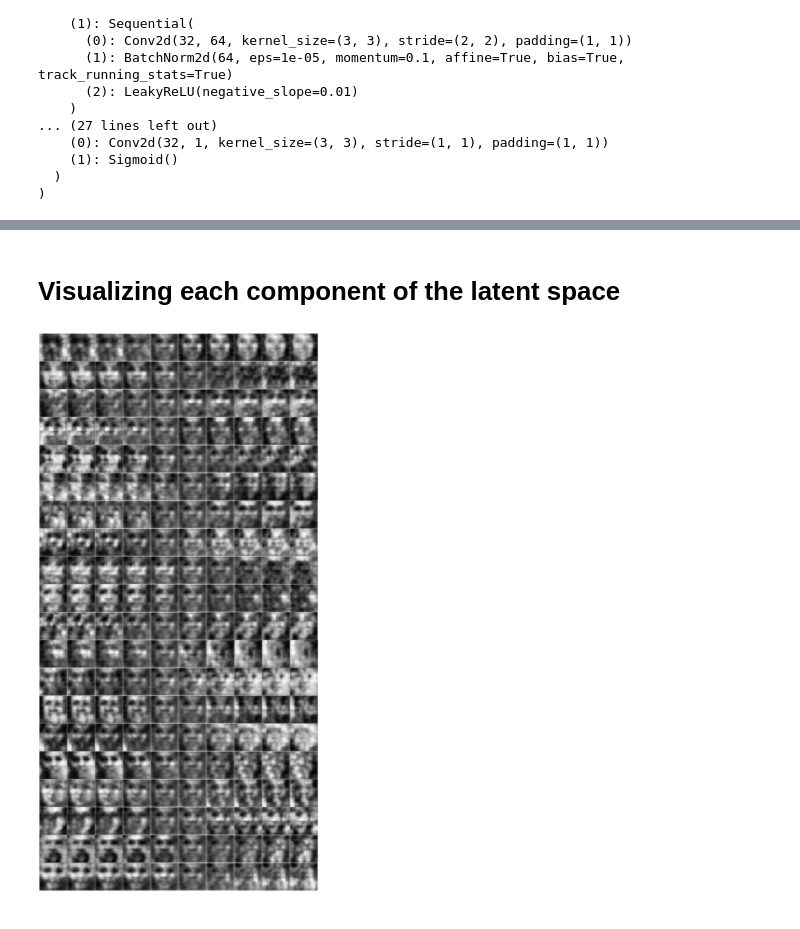
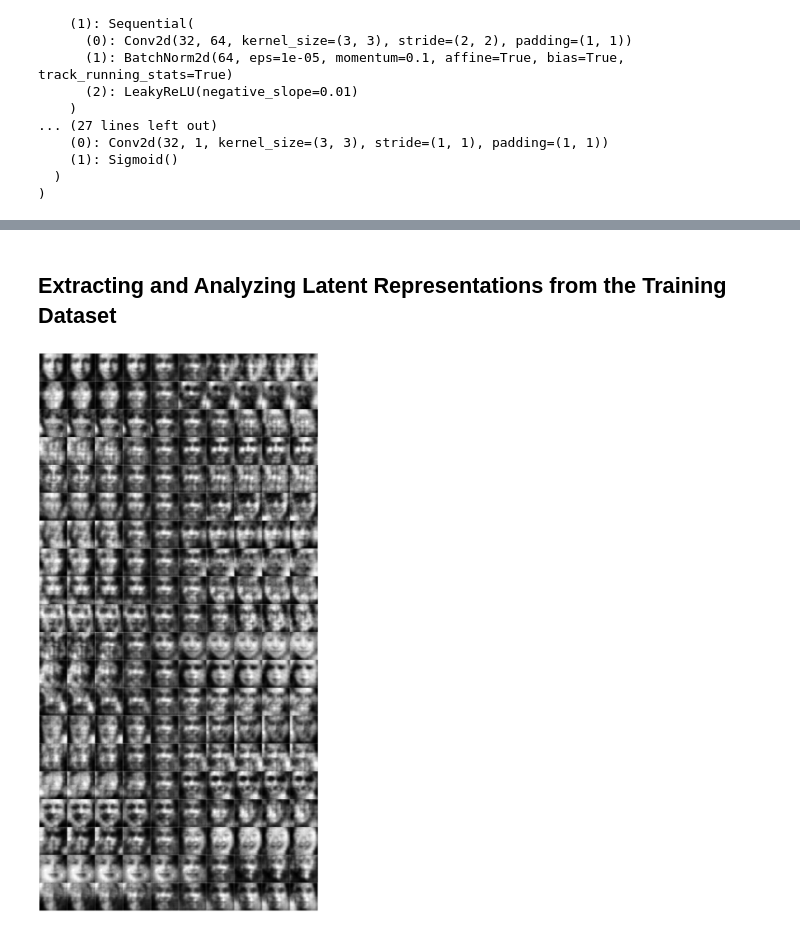
Before and after one commit to dataman-git/codes_for_articles, a Jupyter notebook: DL5-variational-autoencoder.ipynb, the cells around one changed output, grey strips where cells are left out. Cells and saved outputs as stored; diff of their text form; code cells hidden in the pictures.

```diff
--- a/DL5-variational-autoencoder.ipynb
+++ b/DL5-variational-autoencoder.ipynb
@@ -253,8 +445,22 @@ class VAEmodel(nn.Module):
 # %%
+# Select the device for computation
+# - Uses GPU ("cuda") if available for faster training
+# - Falls back to CPU if no GPU is detected
 device = torch.device("cuda" if torch.cuda.is_available() else "cpu")
 
-VAE = VAEmodel(latent_dims=20, hidden_dims=[32, 64, 64], image_shape=[1,48,48])
+# Create an instance of the Variational Autoencoder (VAE)
+# - latent_dims=20: size of the latent space representation
+# - hidden_dims=[32, 64, 64]: number of channels in each encoder/decoder layer
+# - image_shape=[1, 48, 48]: input image dimensions
+#   (1 channel, 48 pixels height, 48 pixels width)
+VAE = VAEmodel(
+    latent_dims=20,
+    hidden_dims=[32, 64, 64],
+    image_shape=[1, 48, 48]
+)
 
+# Display the complete model architecture
+# This prints all layers, parameters, and network structure
 print(VAE)
 # %% [output]
 VAEmodel(
@@ -297,7 +538,7 @@ def plot_reconstruction(img, recons):
 VAE = VAE.to(device)
 VAE.train()
 
-epochs = 1
+epochs = 3
 
 optimizer = torch.optim.Adam(VAE.parameters(), lr=1e-3)
 
@@ -409,3 +856,3 @@ plt.tight_layout(pad=0.)
 # %% [markdown]
-# Visualizing each component of the latent space
+## Extracting and Analyzing Latent Representations from the Training Dataset
 # %%
@@ -427,25 +921,71 @@ max_z = total_z.max(axis=0)
 min_z = total_z.min(axis=0)
 # %%
+# Number of values to sample across each latent dimension
+# Higher values create smoother transitions but produce more images
 granularity = 10
+
+# Get the dimensionality of the VAE latent space
+#
+# Example:
+# If latent_dims = 20, the VAE represents each image
+# using a 20-dimensional latent vector
 latent_space_dims = VAE.get_latent_dims()
 
-fig, axes = plt.subplots(nrows=latent_space_dims, ncols=granularity, figsize=(20, 40))
+# Create a visualization grid:
+# - Rows represent different latent dimensions
+# - Columns represent different values sampled within that dimension
+#
+# Example:
+# 20 latent dimensions × 10 sampled values
+fig, axes = plt.subplots(
+    nrows=latent_space_dims,
+    ncols=granularity,
+    figsize=(20, 40)
+)
 
+# Iterate through each latent dimension
 for i in range(latent_space_dims):
 
-    t = torch.linspace(min_z[i], max_z[i], granularity).to(device)
+    # Generate evenly spaced values between the minimum and
+    # maximum observed values for the current latent dimension
+    #
+    # These values will be used to explore how changing this
+    # specific latent feature affects the generated image
+    t = torch.linspace(
+        min_z[i],
+        max_z[i],
+        granularity
+    ).to(device)
 
+    # Initialize a latent vector with all dimensions set to zero
+    #
+    # Shape:
+    # [1, latent_space_dims]
     z = torch.zeros([1, latent_space_dims]).to(device)
 
+    # Loop through the sampled values for the current dimension
     for j, y in enumerate(t):
 
+        # Modify only the current latent dimension
+        # All other dimensions remain fixed at zero
         z[0][i] = y
 
+        # Decode the latent vector into an image
         imgs_decoded = VAE.decode(z).squeeze()
 
-        axes[i][j].imshow(imgs_decoded.detach().cpu().numpy(), cmap='gray')
+        # Display the generated image
+        axes[i][j].imshow(
+            imgs_decoded.detach().cpu().numpy(),
+            cmap='gray'
+        )
+
+        # Remove axis labels and ticks for cleaner visualization
         axes[i][j].axis('Off')
 
+# Reduce spacing between subplots
 plt.tight_layout(pad=0.)
+
+# Display the latent space traversal visualization
+plt.show()
 # %% [output]
-[figure, old version]
+[figure, new version]
```
Also changed, not shown: parts of 30 cells of this notebook.
